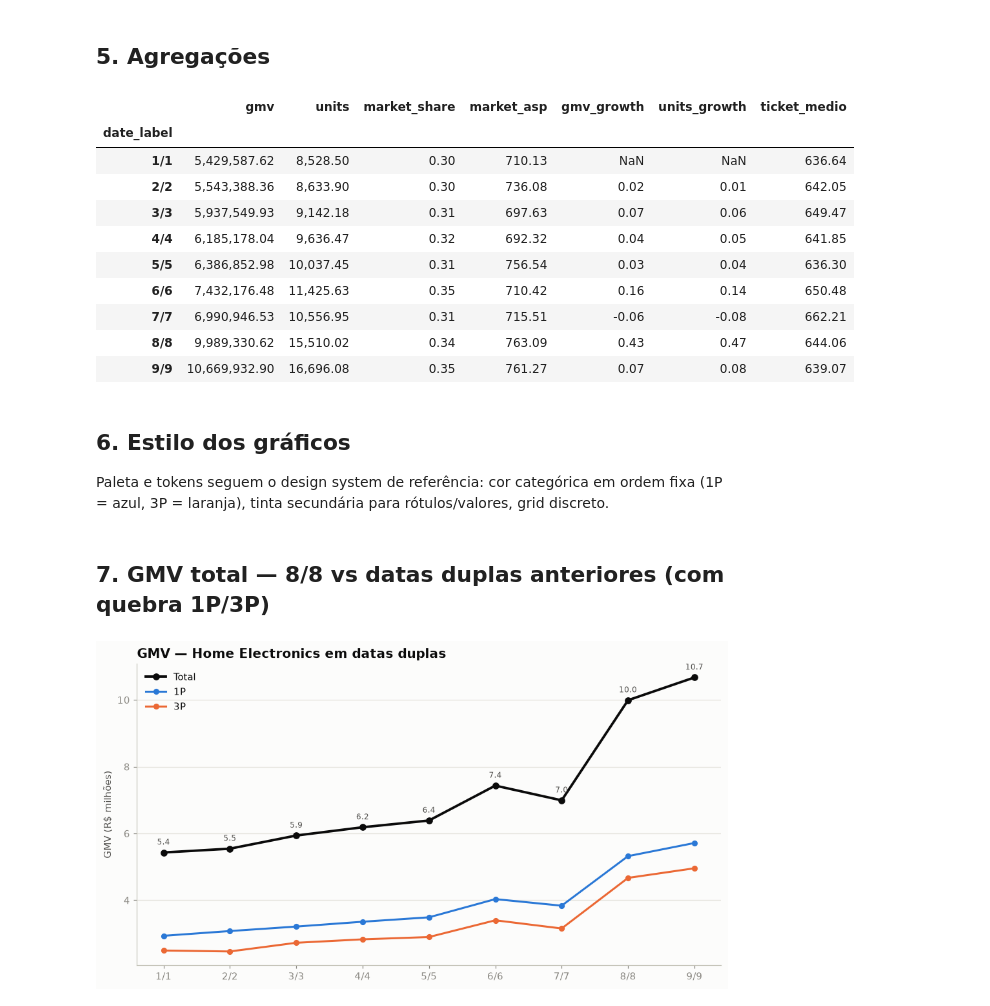
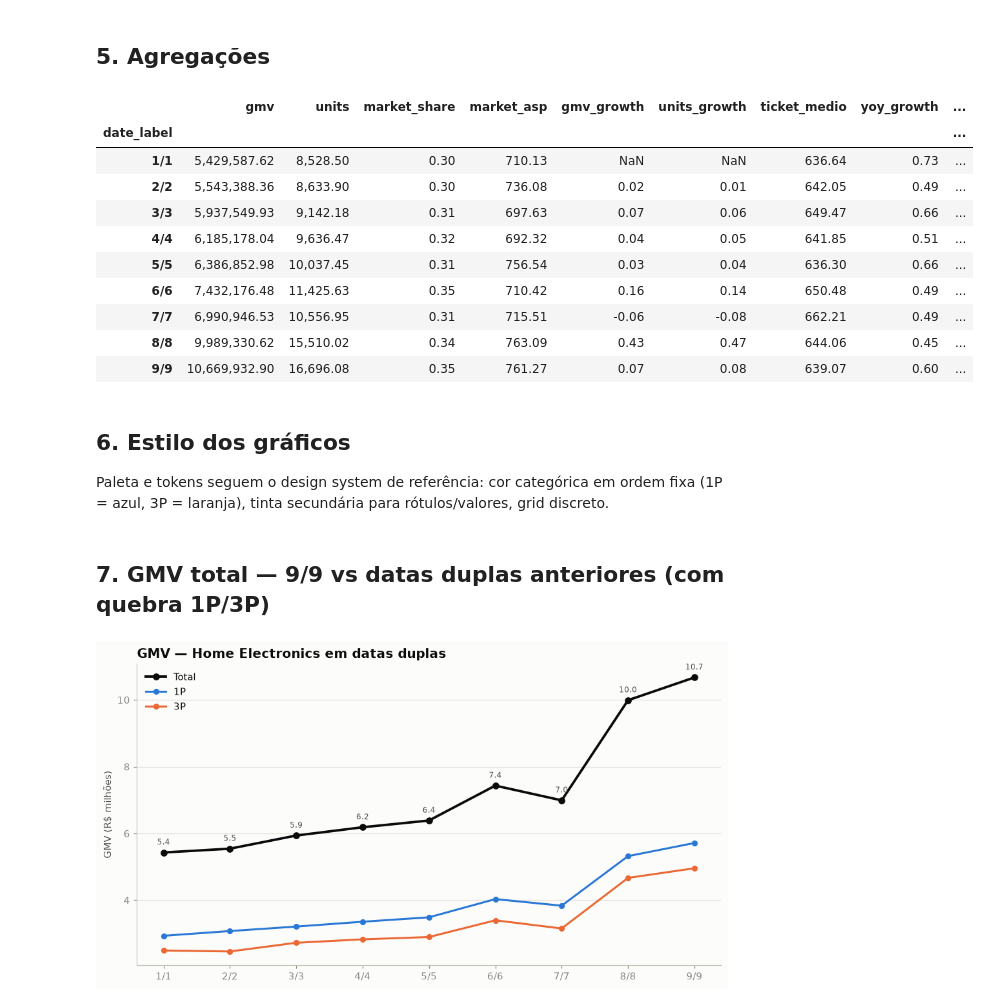
Before and after one commit to robertapepe-hash/claude, a Jupyter notebook: analise_datas_duplas_home_electronics.ipynb, the cells around one changed output. Drawn from its saved outputs; the diff is of its cells as text; code cells hidden in the pictures.

```diff
--- a/analise_datas_duplas_home_electronics.ipynb
+++ b/analise_datas_duplas_home_electronics.ipynb
@@ -190,7 +206,7 @@ def generate_sample_data(seed=42):
     cat_weight = {"TVs": 1.4, "Áudio e Som": 0.8, "Linha Branca": 1.1,
                   "Pequenos Eletrodomésticos": 0.9, "Climatização": 0.7}
 
-    # crescimento orgânico leve ao longo do ano + pico sazonal na própria 8/8
+    # crescimento orgânico leve ao longo do ano + pico sazonal na própria 8/8 e 9/9
     growth_by_label = {label: 1 + 0.05 * i for i, label in enumerate(CHRONO_ORDER)}
     seasonal_boost = {"9/9": 1.40, "8/8": 1.35, "6/6": 1.12}
 
@@ -220,7 +236,19 @@ def generate_sample_data(seed=42):
     asp_rows = [dict(date_label=label, market_asp=rng.normal(720, 25)) for label, _ in DOUBLE_DATES]
     market_asp = pd.DataFrame(asp_rows)
 
-    return sales, market_share, market_asp
+    # NMV de referência para YoY (mesma data dupla do ano anterior, ~40% menor) e
+    # MoM (mesmo dia um mês antes, ~15-25% menor) — só para o resumo formatado ter algo
+    # plausível para exibir em modo demo.
+    reference_rows = []
+    for label, _ in DOUBLE_DATES:
+        total_gmv = sales.loc[sales["date_label"] == label, "gmv"].sum()
+        yoy_gmv = total_gmv / (1 + rng.uniform(0.45, 0.75))
+        mom_gmv = total_gmv / (1 + rng.uniform(0.15, 0.40))
+        reference_rows.append(dict(date_label=label, kind="yoy", gmv=yoy_gmv))
+        reference_rows.append(dict(date_label=label, kind="mom", gmv=mom_gmv))
+    reference = pd.DataFrame(reference_rows)
+
+    return sales, market_share, market_asp, reference
 # %% [markdown]
 ## 4. Carregamento dos dados
 # %%
@@ -237,6 +265,7 @@ def load_data():
 
     share_frames = []
     asp_frames = []
+    reference_rows = []
     for label, d in DOUBLE_DATES:
         year_iso, week_iso, _ = d.isocalendar()
         share_df = run_bigquery(build_weekly_share_query(year_iso, week_iso))
@@ -248,16 +277,24 @@ def load_data():
         asp_df["date_label"] = label
         asp_frames.append(asp_df)
 
+        # YoY (mesma data dupla, ano anterior) e MoM (mesmo dia, mês anterior)
+        yoy_df = run_bigquery(build_sales_query(yoy_date(d)))
+        reference_rows.append(dict(date_label=label, kind="yoy", gmv=yoy_df["gmv"].sum()))
+        mom_df = run_bigquery(build_sales_query(mom_date(d)))
+        reference_rows.append(dict(date_label=label, kind="mom", gmv=mom_df["gmv"].sum()))
+
     market_share = pd.concat(share_frames, ignore_index=True)
     market_asp = pd.concat(asp_frames, ignore_index=True)
+    reference = pd.DataFrame(reference_rows)
 
-    return sales, market_share, market_asp
+    return sales, market_share, market_asp, reference
 
 
-df, df_market_share, df_market_asp = load_data()
+df, df_market_share, df_market_asp, df_reference = load_data()
 df["date_label"] = pd.Categorical(df["date_label"], categories=CHRONO_ORDER, ordered=True)
 df_market_share["date_label"] = pd.Categorical(df_market_share["date_label"], categories=CHRONO_ORDER, ordered=True)
 df_market_asp["date_label"] = pd.Categorical(df_market_asp["date_label"], categories=CHRONO_ORDER, ordered=True)
+df_reference["date_label"] = pd.Categorical(df_reference["date_label"], categories=CHRONO_ORDER, ordered=True)
 df.head()
 # %% [output]
 |  | date_label | order_date | agg1_category | channel | gmv | units |
@@ -271,40 +308,44 @@ df.head()
 # %%
 overall = (df.groupby("date_label", observed=True)
              .agg(gmv=("gmv", "sum"), units=("units", "sum"))
              .reindex(CHRONO_ORDER))
 overall = overall.join(df_market_share.set_index("date_label")["gmv_share"].rename("market_share"))
 overall = overall.join(df_market_asp.set_index("date_label")["market_asp"])
 overall["gmv_growth"] = overall["gmv"].pct_change()
 overall["units_growth"] = overall["units"].pct_change()
 overall["ticket_medio"] = overall["gmv"] / overall["units"]
+
+reference_pivot = df_reference.pivot(index="date_label", columns="kind", values="gmv").reindex(CHRONO_ORDER)
+overall["yoy_growth"] = overall["gmv"] / reference_pivot["yoy"] - 1
+overall["mom_growth"] = overall["gmv"] / reference_pivot["mom"] - 1
 
 by_channel = (df.groupby(["date_label", "channel"], observed=True)
                 .agg(gmv=("gmv", "sum"), units=("units", "sum"))
                 .reset_index())
 by_channel_gmv = by_channel.pivot(index="date_label", columns="channel", values="gmv").reindex(CHRONO_ORDER)
 
 by_category = (df.groupby(["date_label", "agg1_category"], observed=True)
                  .agg(gmv=("gmv", "sum"), units=("units", "sum"))
                  .reset_index())
 cat_gmv_pivot = by_category.pivot(index="date_label", columns="agg1_category", values="gmv").reindex(CHRONO_ORDER)
 
 by_channel_category = (df.groupby(["date_label", "agg1_category", "channel"], observed=True)
                           .agg(gmv=("gmv", "sum"), units=("units", "sum"))
                           .reset_index())
 
 overall
 # %% [output]
-|  | gmv | units | market_share | market_asp | gmv_growth | units_growth | ticket_medio |
-| date_label |  |  |  |  |  |  |  |
-| 1/1 | 5,429,587.62 | 8,528.50 | 0.30 | 710.13 | NaN | NaN | 636.64 |
-| 2/2 | 5,543,388.36 | 8,633.90 | 0.30 | 736.08 | 0.02 | 0.01 | 642.05 |
-| 3/3 | 5,937,549.93 | 9,142.18 | 0.31 | 697.63 | 0.07 | 0.06 | 649.47 |
-| 4/4 | 6,185,178.04 | 9,636.47 | 0.32 | 692.32 | 0.04 | 0.05 | 641.85 |
-| 5/5 | 6,386,852.98 | 10,037.45 | 0.31 | 756.54 | 0.03 | 0.04 | 636.30 |
-| 6/6 | 7,432,176.48 | 11,425.63 | 0.35 | 710.42 | 0.16 | 0.14 | 650.48 |
-| 7/7 | 6,990,946.53 | 10,556.95 | 0.31 | 715.51 | -0.06 | -0.08 | 662.21 |
-| 8/8 | 9,989,330.62 | 15,510.02 | 0.34 | 763.09 | 0.43 | 0.47 | 644.06 |
-| 9/9 | 10,669,932.90 | 16,696.08 | 0.35 | 761.27 | 0.07 | 0.08 | 639.07 |
+|  | gmv | units | market_share | market_asp | gmv_growth | units_growth | ticket_medio | yoy_growth | ... |
+| date_label |  |  |  |  |  |  |  |  | ... |
+| 1/1 | 5,429,587.62 | 8,528.50 | 0.30 | 710.13 | NaN | NaN | 636.64 | 0.73 | ... |
+| 2/2 | 5,543,388.36 | 8,633.90 | 0.30 | 736.08 | 0.02 | 0.01 | 642.05 | 0.49 | ... |
+| 3/3 | 5,937,549.93 | 9,142.18 | 0.31 | 697.63 | 0.07 | 0.06 | 649.47 | 0.66 | ... |
+| 4/4 | 6,185,178.04 | 9,636.47 | 0.32 | 692.32 | 0.04 | 0.05 | 641.85 | 0.51 | ... |
+| 5/5 | 6,386,852.98 | 10,037.45 | 0.31 | 756.54 | 0.03 | 0.04 | 636.30 | 0.66 | ... |
+| 6/6 | 7,432,176.48 | 11,425.63 | 0.35 | 710.42 | 0.16 | 0.14 | 650.48 | 0.49 | ... |
+| 7/7 | 6,990,946.53 | 10,556.95 | 0.31 | 715.51 | -0.06 | -0.08 | 662.21 | 0.49 | ... |
+| 8/8 | 9,989,330.62 | 15,510.02 | 0.34 | 763.09 | 0.43 | 0.47 | 644.06 | 0.45 | ... |
+| 9/9 | 10,669,932.90 | 16,696.08 | 0.35 | 761.27 | 0.07 | 0.08 | 639.07 | 0.60 | ... |
 # %% [markdown]
 ## 6. Estilo dos gráficos
 
@@ -343,7 +384,7 @@ plt.rcParams.update({
 def brl_millions(x):
     return f"R$ {x/1e6:,.1f}M"
 # %% [markdown]
-## 7. GMV total — 8/8 vs datas duplas anteriores (com quebra 1P/3P)
+## 7. GMV total — 9/9 vs datas duplas anteriores (com quebra 1P/3P)
 # %%
 fig, ax = plt.subplots(figsize=(9, 5))
 x = range(len(CHRONO_ORDER))
```
Also changed, not shown: parts of 5 cells of this notebook.
